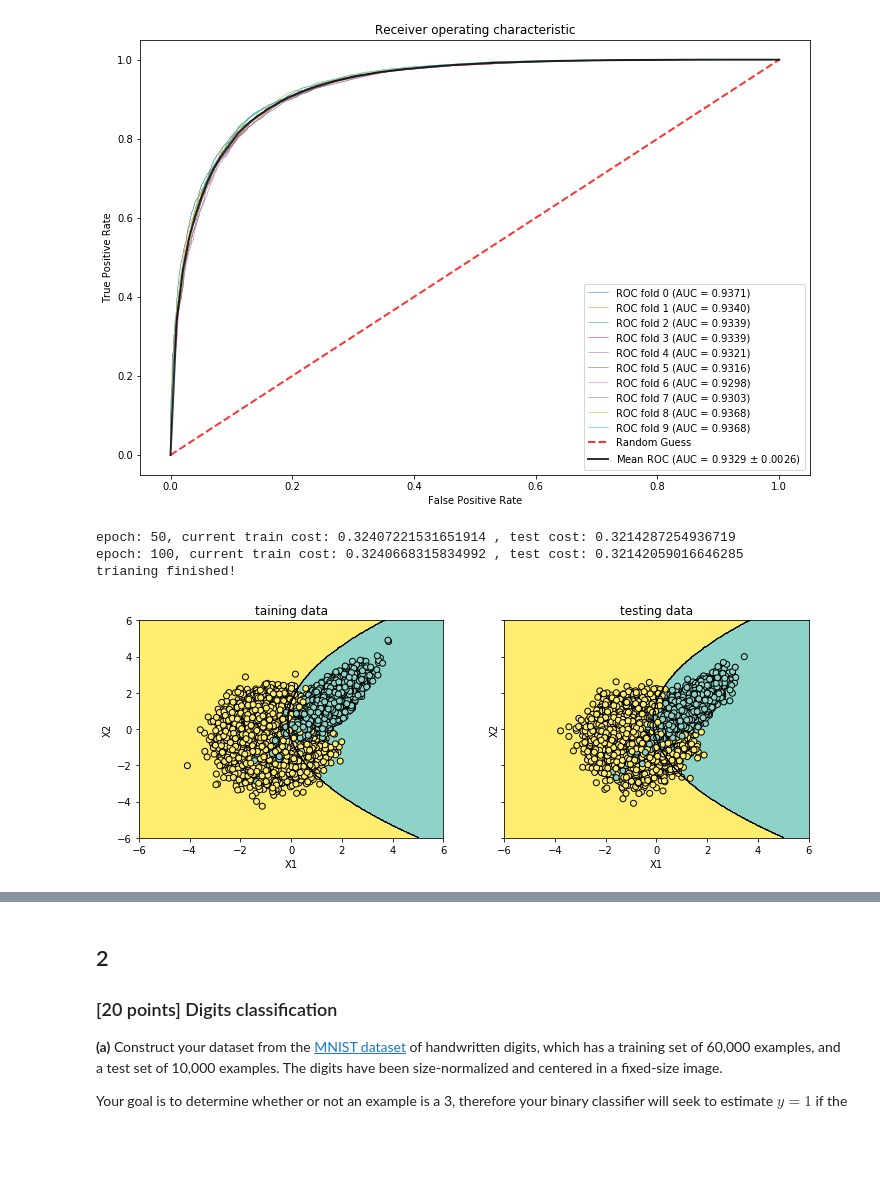
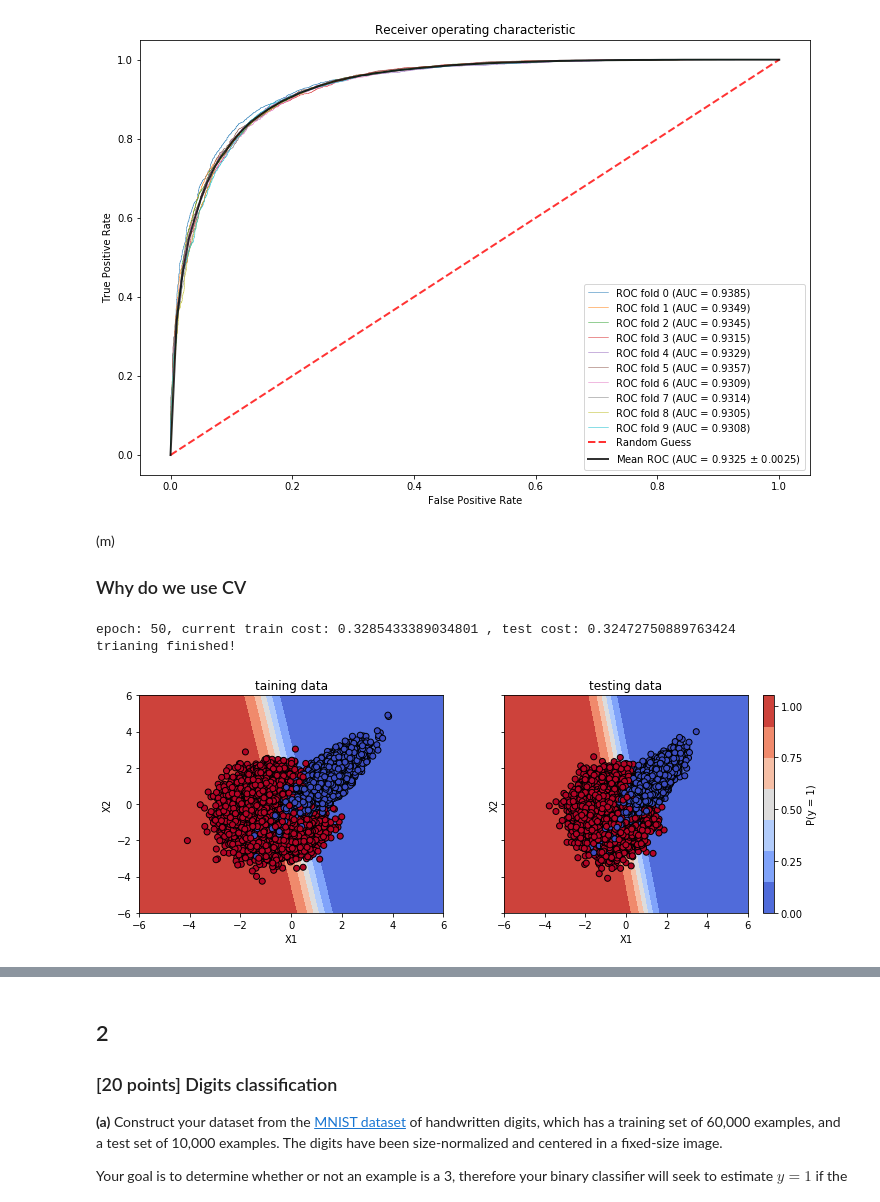
Before and after one commit to chrimiway/machine-learning-course, a Jupyter notebook: Assignment3.ipynb, the cells around one changed output, grey strips where cells are left out. Saved outputs shown, nothing was run; the diff lists cells and outputs as text; code cells hidden in the pictures; blank space fills up the shorter version.

```diff
--- a/Assignment3.ipynb
+++ b/Assignment3.ipynb
@@ -294,21 +292,15 @@ mean_fpr = np.linspace(0, 1, 100)
 plt.figure(figsize=(12, 8))
 
 # partition the training data into training and validation set
-for train_index, val_index in skf.split(x, y):
-    x_train, x_val = x[train_index], x[val_index]
-    y_train, y_val = y[train_index], y[val_index]
-
-    x_train = (x_train - x_train.mean(axis=0)) / x_train.std(axis=0)
-    x_val = (x_val - x_val.mean(axis=0)) / x_val.std(axis=0)
-
-    # add bias term
-    x_train = np.concatenate((np.ones((len(x_train), 1)), x_train), axis=1)
-    x_val = np.concatenate((np.ones((len(x_val), 1)), x_val), axis=1)
+for tr_index, val_index in skf.split(x_train, y_train):
+    x_tr, x_val = x_train[tr_index], x_train[val_index]
+    y_tr, y_val = y_train[tr_index], y_train[val_index]
 
     logreg_cv = LogisticReg()
-    logreg_cv.fit(x_train=x_train, y_train=y_train, x_test=x_val, y_test=y_val, lr = 5, show_hist=False)
+    logreg_cv.fit(x_train=x_tr, y_train=y_tr, x_test=x_val, y_test=y_val, lr = 5, show_hist=False)
 
     y_val_hat = logreg_cv.predict(x_val)
+
     fpr, tpr, thresholds = roc_curve(y_val, y_val_hat)
     roc_auc = auc(fpr, tpr)
 
@@ -350,68 +342,48 @@ trianing finished!
 trianing finished!
 trianing finished!
 [figure]
+# %% [markdown]
+(m)
+
+### Why do we use CV
 # %%
 # (n)
-# partition data
-shuffle = np.arange(len(y))
-np.random.shuffle(shuffle)
-
-x_train = x[:70000]
-y_train = y[:70000]
-
-x_test = x[70000:]
-y_test = y[70000:]
-
-x_train = (x_train - x_train.mean(axis=0)) / x_train.std(axis=0)
-x_test = (x_test - x_test.mean(axis=0)) / x_test.std(axis=0)
-
-# add bias term
-x_train = np.column_stack((np.ones(len(x_train)),
-                          x_train,
-                          x_train**2))
-x_test = np.column_stack((np.ones(len(x_test)),
-                          x_test,
-                          x_test**2))
 
 # background
 x1 = np.linspace(-6, 6, 300)
 x2 = np.linspace(-6, 6, 300)
 
 x1v, x2v = np.meshgrid(x1, x2)
 X_mesh = np.column_stack((np.ones(len(x1v.ravel())),
                           x1v.ravel(),
-                          x2v.ravel(),
-                          x1v.ravel()**2,
-                          x2v.ravel()**2))
+                          x2v.ravel()))
 
 logreg = LogisticReg()
 logreg.fit(x_train=x_train, y_train=y_train, x_test=x_test, y_test=y_test, lr = 5)
 
-y_hat_mesh = np.where(logreg.predict(X_mesh) > 0.5, 1, 0)
-y_hat = np.where(logreg.predict(x_train) > 0.5, 1, 0)
-y_hat_test = np.where(logreg.predict(x_test) > 0.5, 1, 0)
+y_hat_mesh = logreg.predict(X_mesh)
 
 f, (ax1, ax2) = plt.subplots(1, 2, sharey=True, figsize=(12, 4))
-ax1.contourf(x1v, x2v, y_hat_mesh.reshape(x1v.shape), cmap="Set3")
-ax1.contour(x1v, x2v, y_hat_mesh.reshape(x1v.shape), colors = "black", linewidths=0.5)
-ax1.scatter(x = x_train[:,1], y = x_train[:,2], c=y_train, cmap="Set3", edgecolors="black")
+ax1.contourf(x1v, x2v, y_hat_mesh.reshape(x1v.shape), cmap="coolwarm")
+ax1.scatter(x = x_train[:,1], y = x_train[:,2], c=y_train, cmap="coolwarm", edgecolors="black")
 ax1.set_xlim(x1v.min(), x1v.max())
 ax1.set_ylim(x2v.min(), x2v.max())
 ax1.set_xlabel("X1")
 ax1.set_ylabel("X2")
 ax1.set_title("taining data")
 
-ax2.contourf(x1v, x2v, y_hat_mesh.reshape(x1v.shape), cmap="Set3")
-ax2.contour(x1v, x2v, y_hat_mesh.reshape(x1v.shape), colors = "black", linewidths=0.5)
-ax2.scatter(x = x_test[:,1], y = x_test[:,2], c=y_test, cmap="Set3", edgecolors="black")
+c2 = ax2.contourf(x1v, x2v, y_hat_mesh.reshape(x1v.shape), cmap="coolwarm")
+ax2.scatter(x = x_test[:,1], y = x_test[:,2], c=y_test, cmap="coolwarm", edgecolors="black")
 ax2.set_xlim(x1v.min(), x1v.max())
 ax2.set_ylim(x2v.min(), x2v.max())
 ax2.set_xlabel("X1")
 ax2.set_ylabel("X2")
 ax2.set_title("testing data")
+cb = f.colorbar(c2)
+cb.set_label("P(y = 1)")
+cb.set_ticks([0, .25, .5, .75, 1])
 f.show()
 # %% [output]
-epoch: 50, current train cost: 0.32407221531651914 , test cost: 0.3214287254936719
-epoch: 100, current train cost: 0.3240668315834992 , test cost: 0.32142059016646285
+epoch: 50, current train cost: 0.3285433389034801 , test cost: 0.32472750889763424
 trianing finished!
-[figure, old version]
+[figure, new version]
```
Also changed, not shown: parts of 12 cells of this notebook.
